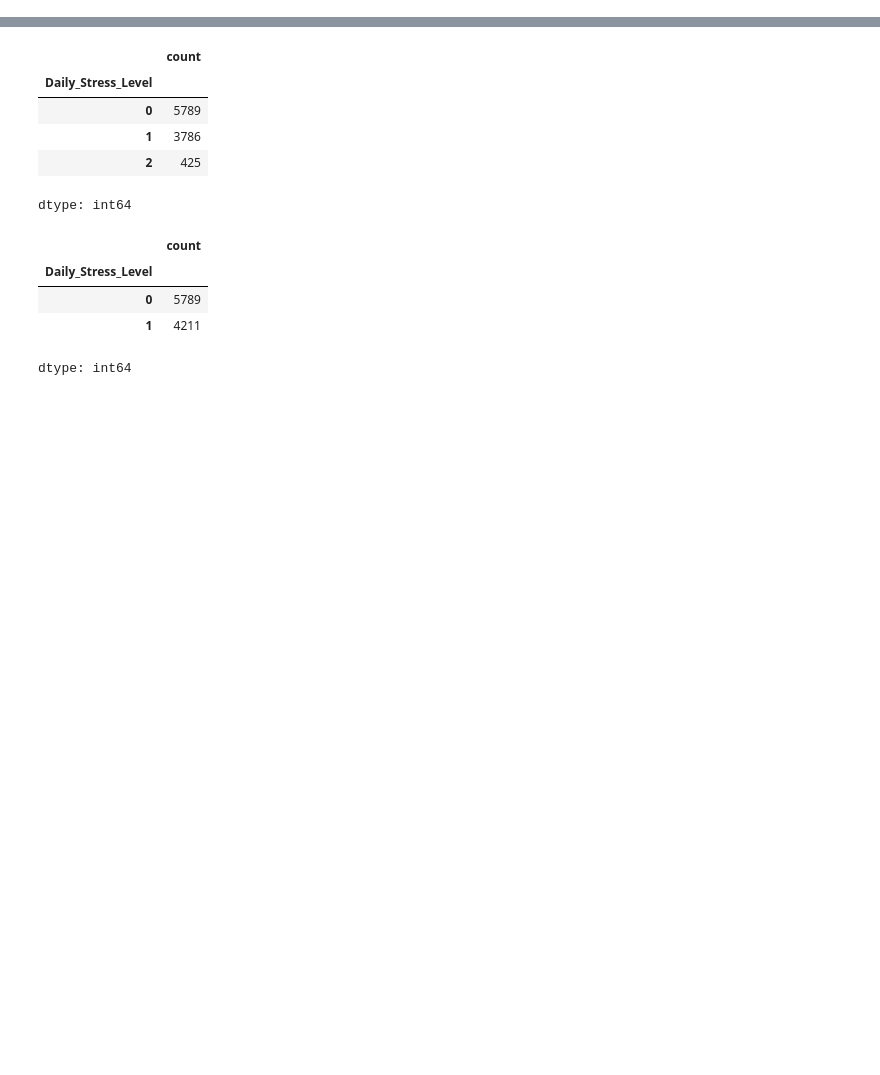
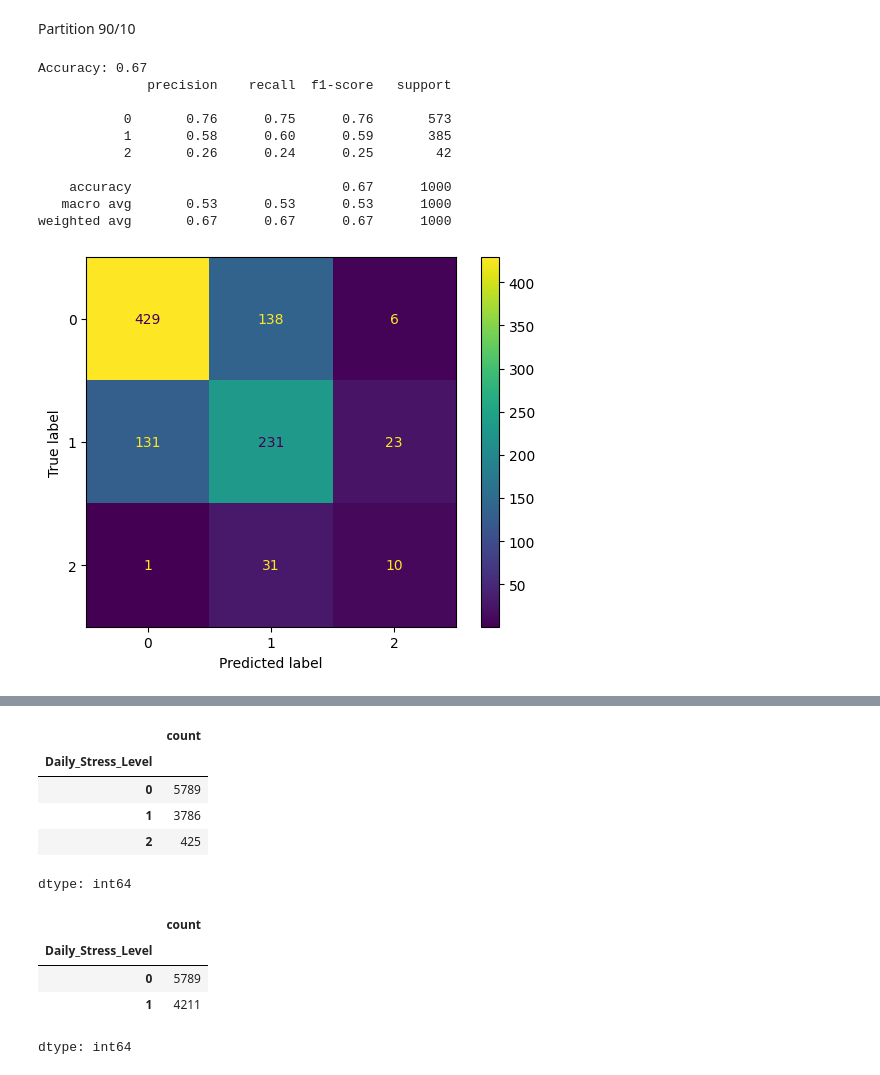
Before and after one commit to hend-22/-IT326-Project, a Jupyter notebook: Reports/Phase3.ipynb, the cells around one changed output, grey strips where cells are left out. Saved outputs shown, nothing was run; the diff lists cells and outputs as text; code cells hidden in the pictures; blank space fills up the shorter version.

```diff
--- a/Reports/Phase3.ipynb
+++ b/Reports/Phase3.ipynb
@@ -29,0 +86,26 @@ df.head()
+# %% [markdown]
+Partition 90/10
+# %%
+X_train, X_test, y_train, y_test = train_test_split(X,y,test_size=0.1,random_state=1)
+
+clf=DecisionTreeClassifier()
+clf=clf.fit(X_train,y_train)
+y_pred=clf.predict(X_test)
+
+print("Accuracy:",metrics.accuracy_score(y_test, y_pred) )
+print(classification_report(y_test, y_pred))
+
+cn=df['Daily_Stress_Level'].unique()
+disp=ConfusionMatrixDisplay.from_estimator(clf,X_test,y_test,display_labels=cn)
+# %% [output]
+Accuracy: 0.67
+              precision    recall  f1-score   support
+
+           0       0.76      0.75      0.76       573
+           1       0.58      0.60      0.59       385
+           2       0.26      0.24      0.25        42
+
+    accuracy                           0.67      1000
+   macro avg       0.53      0.53      0.53      1000
+weighted avg       0.67      0.67      0.67      1000
+[figure, added]
```
Also changed, not shown: parts of 25 cells of this notebook.
